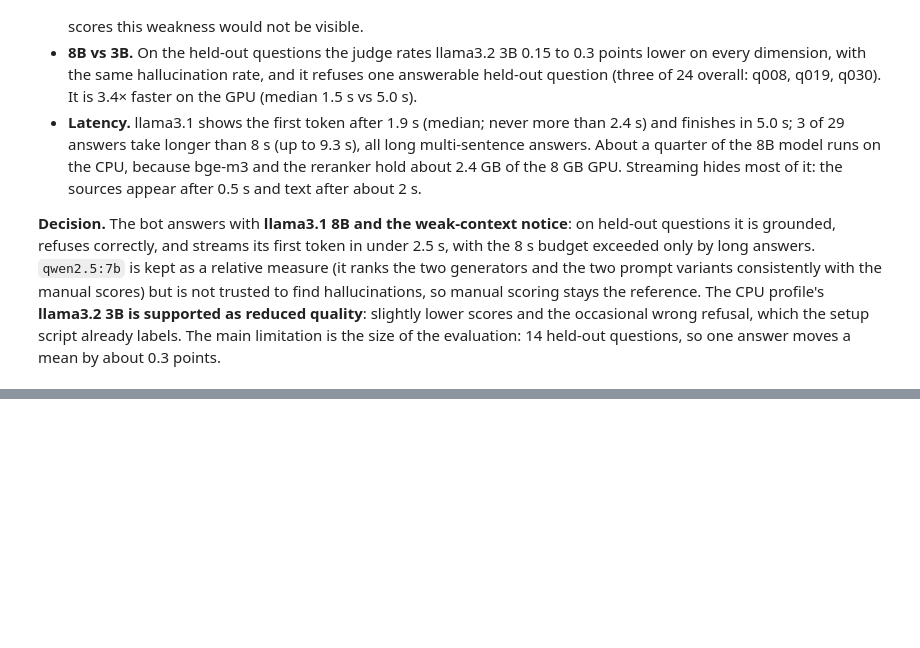
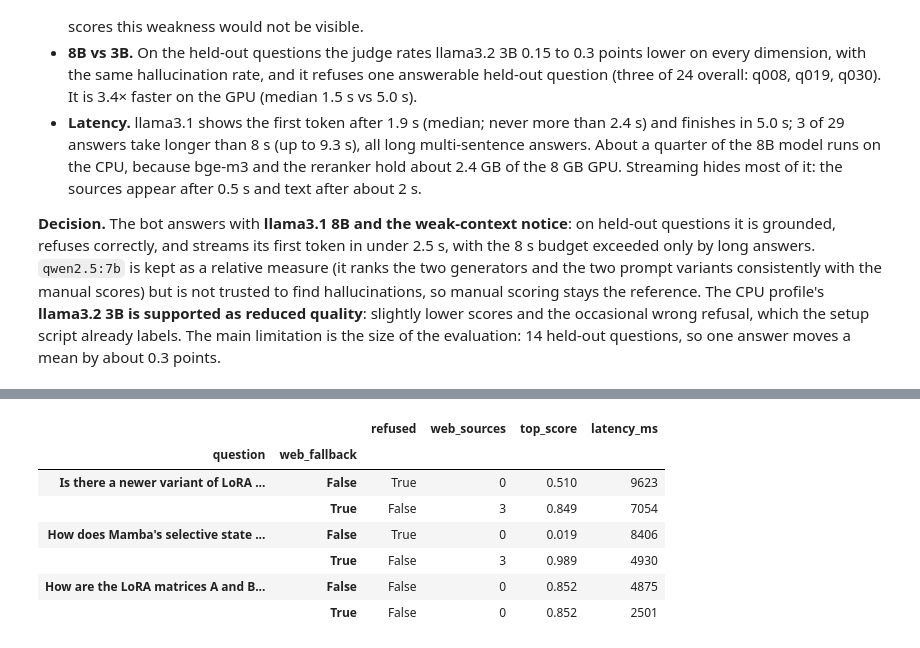
Before and after one commit to AHILL-0121/Research-Paper-Answer-Bot, a Jupyter notebook: backend/notebooks/capstone.ipynb, the cells around one changed output, grey strips where cells are left out. Drawn from its saved outputs; the diff is of its cells as text; code cells hidden in the pictures; blank space fills up the shorter version.

Commit message:
docs: add notebook sections 9-11, architecture diagram, demo screenshots and final README

```diff
--- a/backend/notebooks/capstone.ipynb
+++ b/backend/notebooks/capstone.ipynb
@@ -1465,0 +1512,19 @@ fig.tight_layout()
+# %%
+LORA = [("user", "What is LoRA?"),
+        ("assistant", "LoRA freezes the pretrained model weights and injects trainable rank decomposition matrices "
+                      "into each layer of the Transformer [1].")]
+HEADS = [("user", "How many attention heads does the Transformer base model use?"),
+         ("assistant", "The base model uses h = 8 parallel attention heads [1].")]
+QLORA = LORA + [("user", "How does QLoRA build on LoRA?"),
+                ("assistant", "QLoRA backpropagates gradients through a frozen 4-bit quantized model into LoRA adapters [1].")]
+REWRITE_CASES = [("LoRA", LORA, "What rank did they use for GPT-3?"), ("Transformer", HEADS, "And the big one?"),
+                 ("QLoRA", QLORA, "What data type does it introduce?"), ("LoRA", LORA, "What is the capital of France?"),
+                 ("Transformer", HEADS, "How was BERT pre-trained?"), ("QLoRA", QLORA, "How much memory does that save?"),
+                 ("LoRA", LORA, "Who wrote it?"), ("Transformer", HEADS, "What dropout rate?")]
+rewrites_path = CONFIG.paths.artifacts_dir / "s1_rewrites.json"
+if RUN_EXPERIMENTS or not rewrites_path.exists():
+    rewriter = QuestionRewriter(pipeline.llm)
+    rewrite_rows = [{"history": topic, "follow_up": q, "rewritten": rewriter.rewrite(history, q)}
+                    for topic, history, q in REWRITE_CASES]
+    rewrites_path.write_text(json.dumps(rewrite_rows, indent=1, ensure_ascii=False), encoding="utf-8")
+pd.DataFrame(json.loads(rewrites_path.read_text(encoding="utf-8"))).set_index(["history", "follow_up"])
@@ -1465,0 +1575,33 @@ fig.tight_layout()
+# %%
+from rpab.crag import WebSearch
+from rpab.rag import RagPipeline
+
+CRAG_QUESTIONS = ["Is there a newer variant of LoRA that also adapts weight magnitude?",
+                  "How does Mamba's selective state space model replace attention?",
+                  "How are the LoRA matrices A and B initialised, and why?"]
+crag_path = CONFIG.paths.artifacts_dir / "s3_crag_demo.json"
+if RUN_EXPERIMENTS or not crag_path.exists():
+    web_pipeline = RagPipeline(final, pipeline.llm, CONFIG, web=WebSearch(CONFIG.web_results, CONFIG.web_timeout_s))
+    crag_rows = []
+    for question in CRAG_QUESTIONS:
+        for web in (False, True):
+            r = web_pipeline.answer(AskRequest(question=question, web_fallback=web))
+            crag_rows.append({"question": question, "web_fallback": web, "refused": r.refused,
+                              "web_sources": sum(s.origin == "web" for s in r.sources),
+                              "top_score": round(r.sources[0].score, 3), "latency_ms": r.latency_ms,
+                              "web_note": r.web_note, "answer": r.answer,
+                              "sources": [f"[{s.rank}] {s.paper_title[:60]}, " + (s.url if s.origin == "web" else f"p. {s.page}")
+                                          for s in r.sources]})
+    crag_path.write_text(json.dumps(crag_rows, indent=1, ensure_ascii=False), encoding="utf-8")
+crag = pd.DataFrame(json.loads(crag_path.read_text(encoding="utf-8")))
+crag.assign(question=crag["question"].str.slice(0, 48))[
+    ["question", "web_fallback", "refused", "web_sources", "top_score", "latency_ms"]].set_index(["question", "web_fallback"])
+# %% [output]
+|  |  | refused | web_sources | top_score | latency_ms |
+| question | web_fallback |  |  |  |  |
+| Is there a newer variant of LoRA ... | False | True | 0 | 0.510 | 9623 |
+|  | True | False | 3 | 0.849 | 7054 |
+| How does Mamba's selective state ... | False | True | 0 | 0.019 | 8406 |
+|  | True | False | 3 | 0.989 | 4930 |
+| How are the LoRA matrices A and B... | False | False | 0 | 0.852 | 4875 |
+|  | True | False | 0 | 0.852 | 2501 |
```
Also changed, not shown: parts of 21 cells of this notebook, 13 other files.
